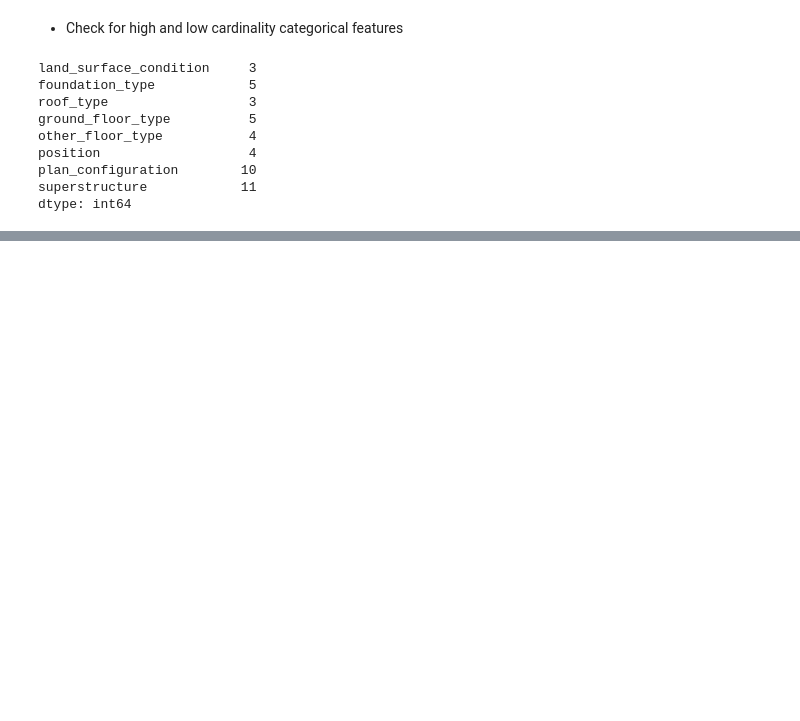
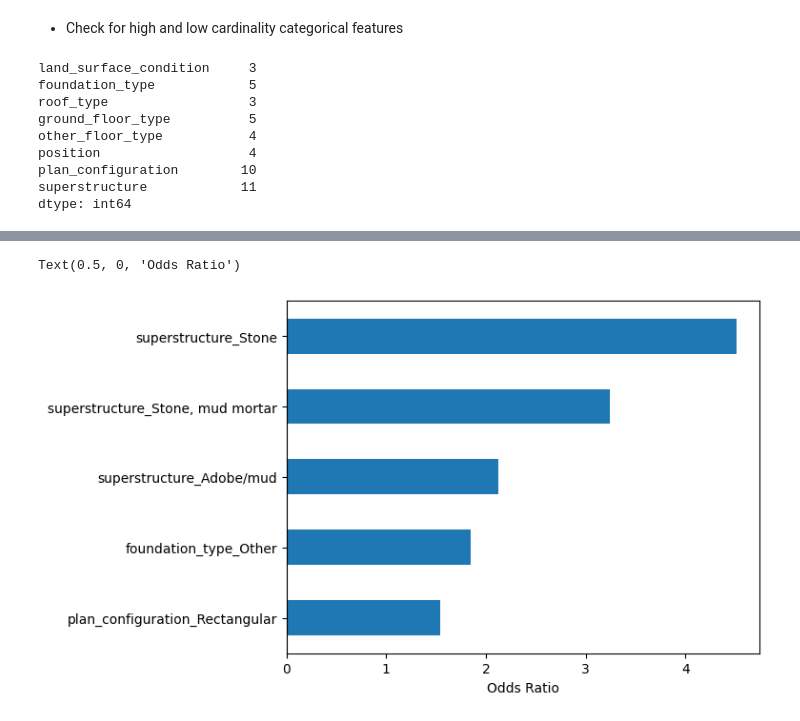
Before and after one commit to tech-ml-quant-luv/Applied_data_science_lab_worldquant, a Jupyter notebook: Project 4 - Earthquake damage in Nepal/042-logistic-regression.ipynb, the cells around one changed output, grey strips where cells are left out. Saved outputs shown, nothing was run; the diff lists cells and outputs as text; code cells hidden in the pictures; blank space fills up the shorter version.

```diff
--- a/Project 4 - Earthquake damage in Nepal/042-logistic-regression.ipynb
+++ b/Project 4 - Earthquake damage in Nepal/042-logistic-regression.ipynb
@@ -223,0 +405,6 @@ df.head()
+# %%
+odds_ratios.tail().plot(kind="barh")
+plt.xlabel("Odds Ratio")
+# %% [output]
+Text(0.5, 0, 'Odds Ratio')
+[figure, added]
```
Also changed, not shown: parts of 36 cells of this notebook.
